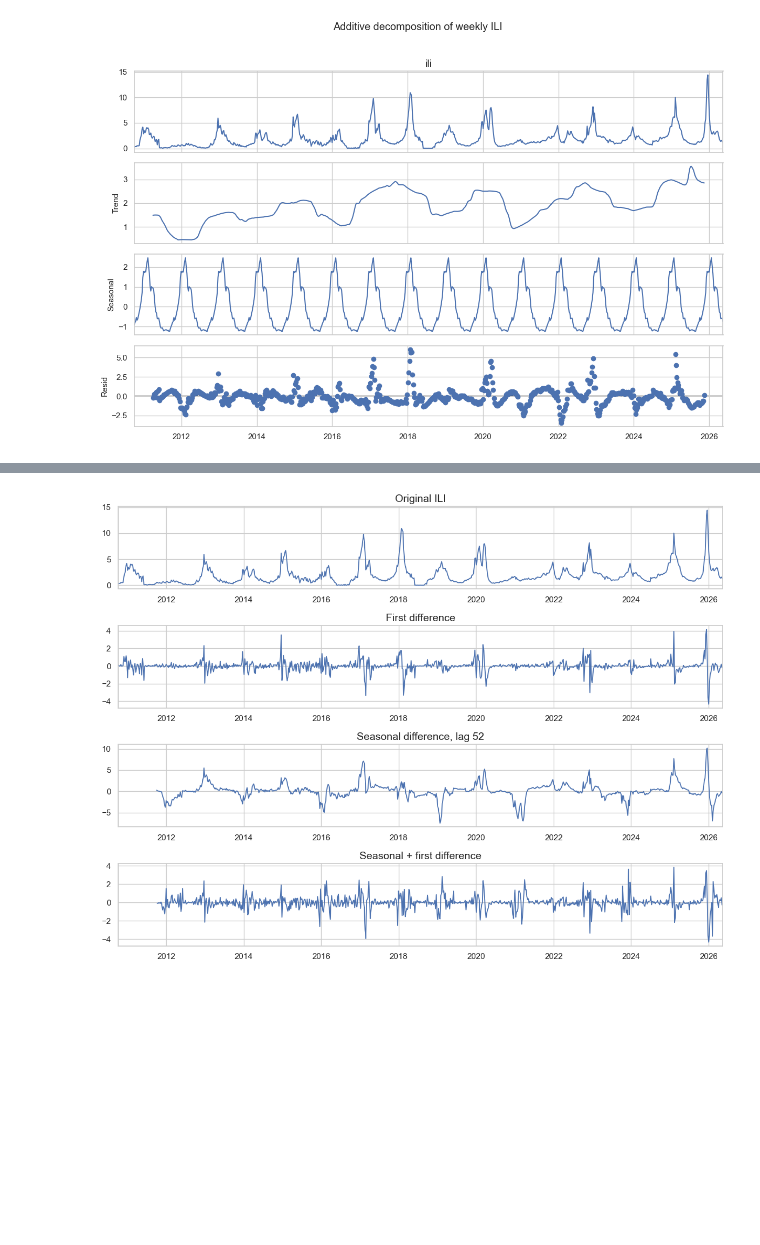
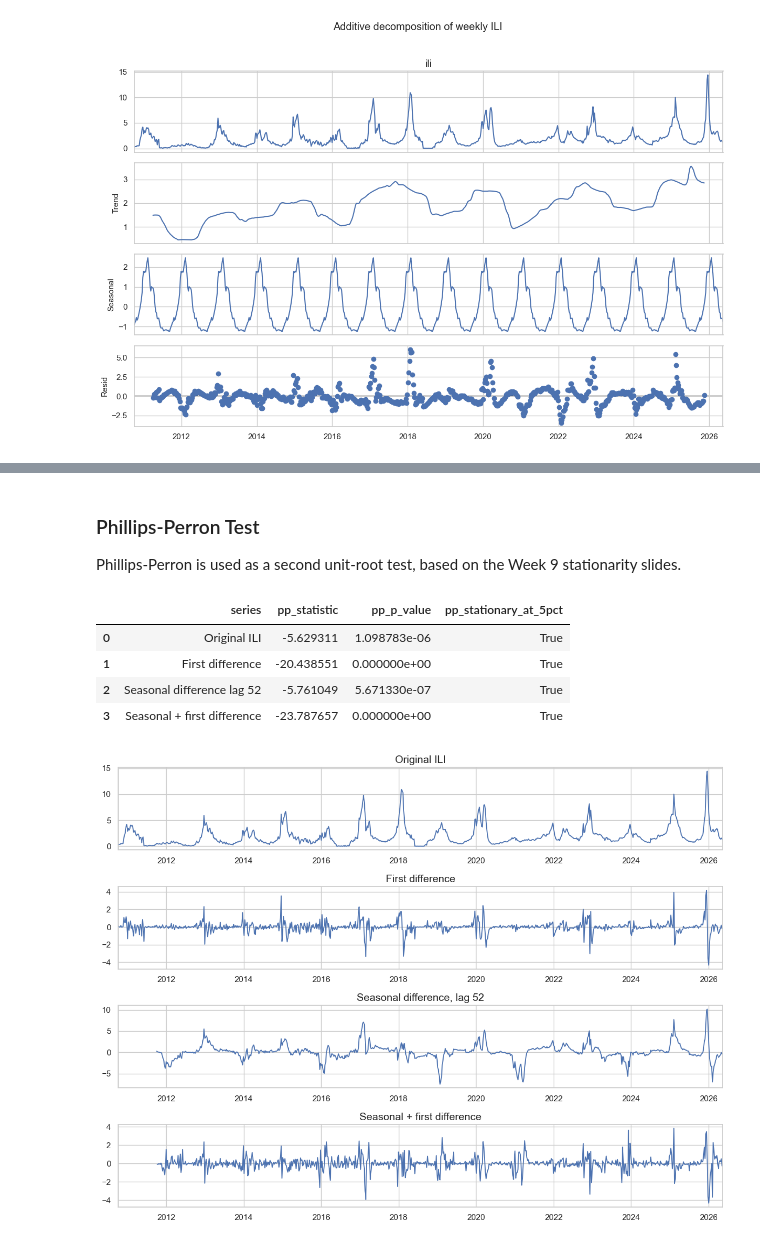
Before and after one commit to daniellaili/TimeSeriesProject, a Jupyter notebook: TimeSeries_ILI_EDA.ipynb, the cells around one changed output, grey strips where cells are left out. Drawn from its saved outputs; the diff is of its cells as text; code cells hidden in the pictures; blank space fills up the shorter version.

```diff
--- a/TimeSeries_ILI_EDA.ipynb
+++ b/TimeSeries_ILI_EDA.ipynb
@@ -255,6 +265,47 @@ adf_results
 | 1 | First difference | -11.030675 | 5.678778e-20 | 8 | 806 | True |
 | 2 | Seasonal difference lag 52 | -5.444172 | 2.733945e-06 | 9 | 754 | True |
 | 3 | Seasonal + first difference | -12.604694 | 1.705984e-23 | 8 | 754 | True |
+# %% [markdown]
+### Phillips-Perron Test
+
+Phillips-Perron is used as a second unit-root test, based on the Week 9 stationarity slides.
+# %%
+import subprocess
+import sys
+
+try:
+    from arch.unitroot import PhillipsPerron
+except ModuleNotFoundError:
+    subprocess.check_call([
+        sys.executable, "-m", "pip", "install", "arch",
+        "--trusted-host", "pypi.org",
+        "--trusted-host", "files.pythonhosted.org",
+    ])
+    from arch.unitroot import PhillipsPerron
+
+pp_results = []
+for name, series in [
+    ("Original ILI", y),
+    ("First difference", first_diff),
+    ("Seasonal difference lag 52", seasonal_diff),
+    ("Seasonal + first difference", seasonal_first_diff),
+]:
+    pp_test = PhillipsPerron(series.dropna())
+    pp_results.append({
+        "series": name,
+        "pp_statistic": pp_test.stat,
+        "pp_p_value": pp_test.pvalue,
+        "pp_stationary_at_5pct": pp_test.pvalue < 0.05,
+    })
+
+pp_results = pd.DataFrame(pp_results)
+pp_results
+# %% [output]
+|  | series | pp_statistic | pp_p_value | pp_stationary_at_5pct |
+| 0 | Original ILI | -5.629311 | 1.098783e-06 | True |
+| 1 | First difference | -20.438551 | 0.000000e+00 | True |
+| 2 | Seasonal difference lag 52 | -5.761049 | 5.671330e-07 | True |
+| 3 | Seasonal + first difference | -23.787657 | 0.000000e+00 | True |
 # %%
 fig, axes = plt.subplots(4, 1, figsize=(12, 9), sharex=False)
 
```
Also changed, not shown: parts of 27 cells of this notebook, 1 other file.
